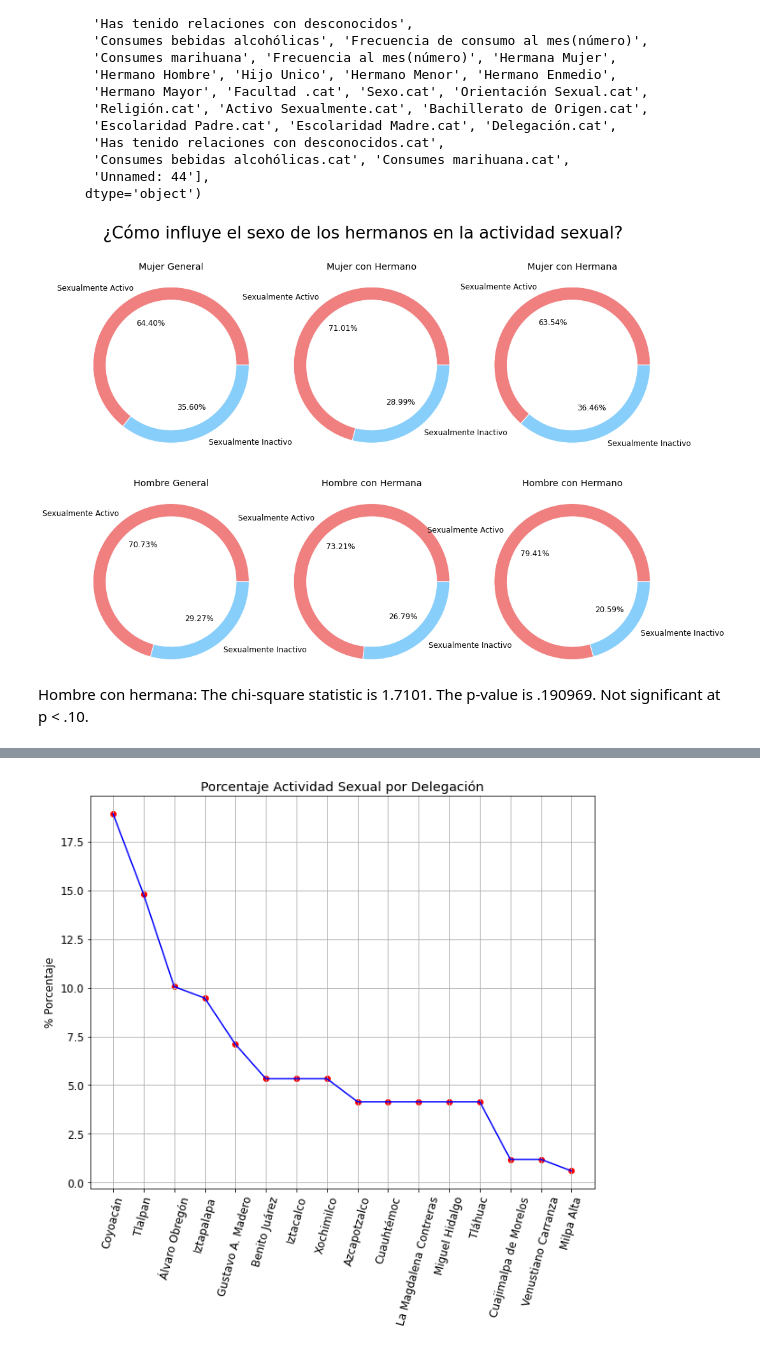
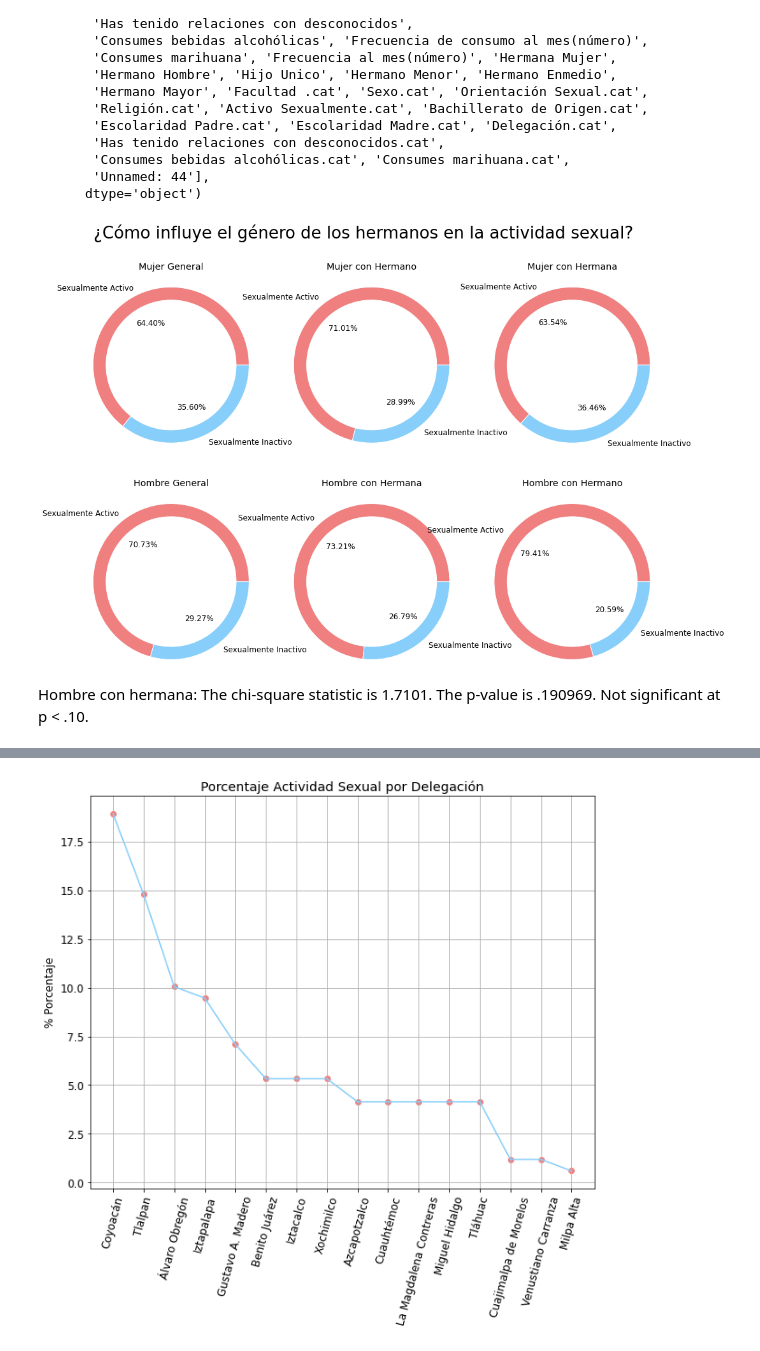
Before and after one commit to roher1727/Proyecyo_Visualizacion, a Jupyter notebook: Visualizacion_datos.ipynb, the cells around one changed output, grey strips where cells are left out. Cells and saved outputs as stored; diff of their text form; code cells hidden in the pictures.

```diff
--- a/Visualizacion_datos.ipynb
+++ b/Visualizacion_datos.ipynb
@@ -140,7 +143,7 @@ mpl.rcParams['font.size'] = 12.0
 # %%
 fig, axs = plt.subplots(2,3)
 fig.set_size_inches(14.6, 10.5)
-fig.suptitle('¿Cómo influye el sexo de los hermanos en la actividad sexual?', fontsize = 26)
+fig.suptitle('¿Cómo influye el género de los hermanos en la actividad sexual?', fontsize = 26)
 
 size = 0.3
 val_f = fem_act.value_counts().values
@@ -193,7 +196,7 @@ axs[1,2].set_title("Hombre con Hermano", y = 1.35)
 plt.subplots_adjust(hspace = 1, top = 0.8,wspace = 0.7)
 plt.show()
 # %% [output]
-[figure, old version]
+[figure, new version]
 # %% [markdown]
 
 Hombre con hermana: The chi-square statistic is 1.7101. The p-value is .190969. Not significant at p < .10.
@@ -224,16 +230,16 @@ m
 # %%
 X = actividad_delegaciones["NOMBRE"]
 y = 100*actividad_delegaciones["actividad"].values/actividad_delegaciones["actividad"].sum()
 fig = plt.figure(figsize = (10, 8))
 plt.title("Porcentaje Actividad Sexual por Delegación")
-plt.scatter(X, y, color = 'red')
-plt.plot(X, y, color = 'blue')
+plt.scatter(X, y, color = 'lightcoral')
+plt.plot(X, y, color = 'lightskyblue')
 plt.xticks(rotation = 75)
 plt.ylabel("% Porcentaje")
 plt.grid()
 plt.show()
 # %% [output]
-[figure, old version]
+[figure, new version]
 # %%
 escm = data["Escolaridad Madre"].value_counts()
 escp = data["Escolaridad Padre"].value_counts()
```
Also changed, not shown: parts of 6 cells of this notebook, 1 other file.
